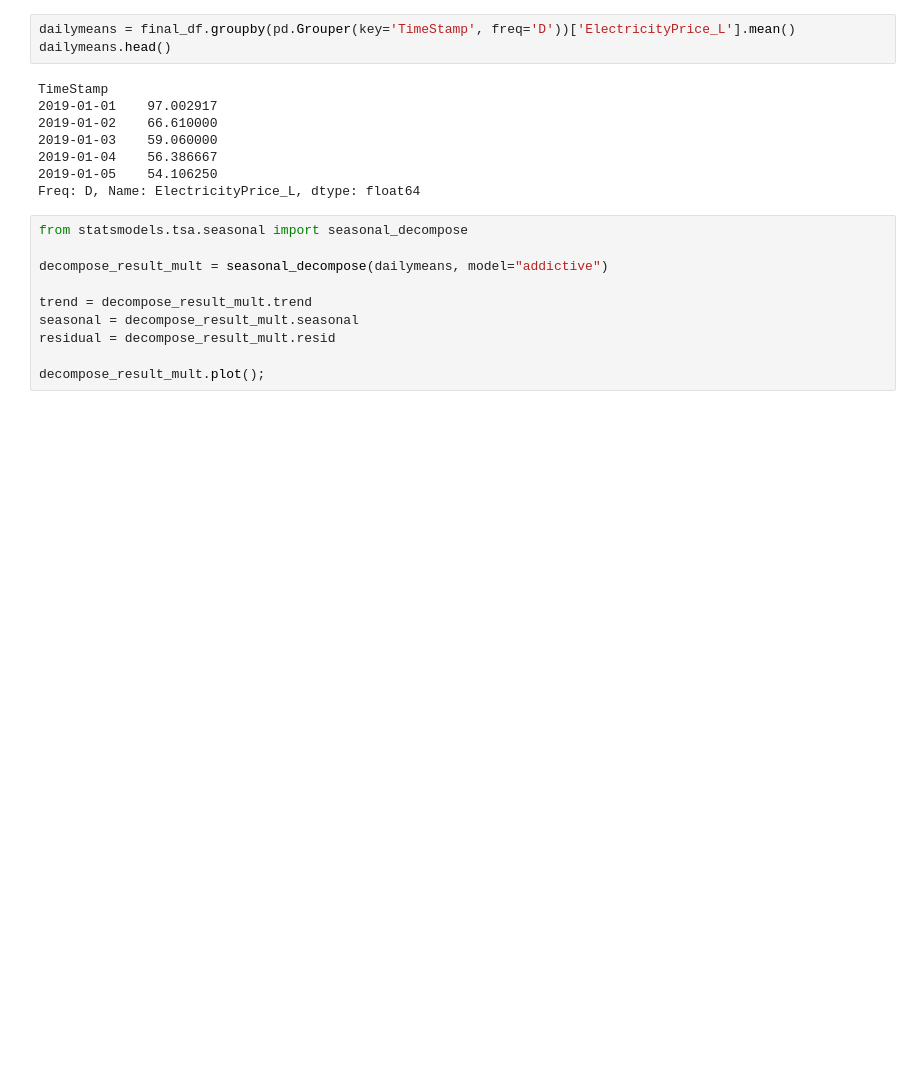
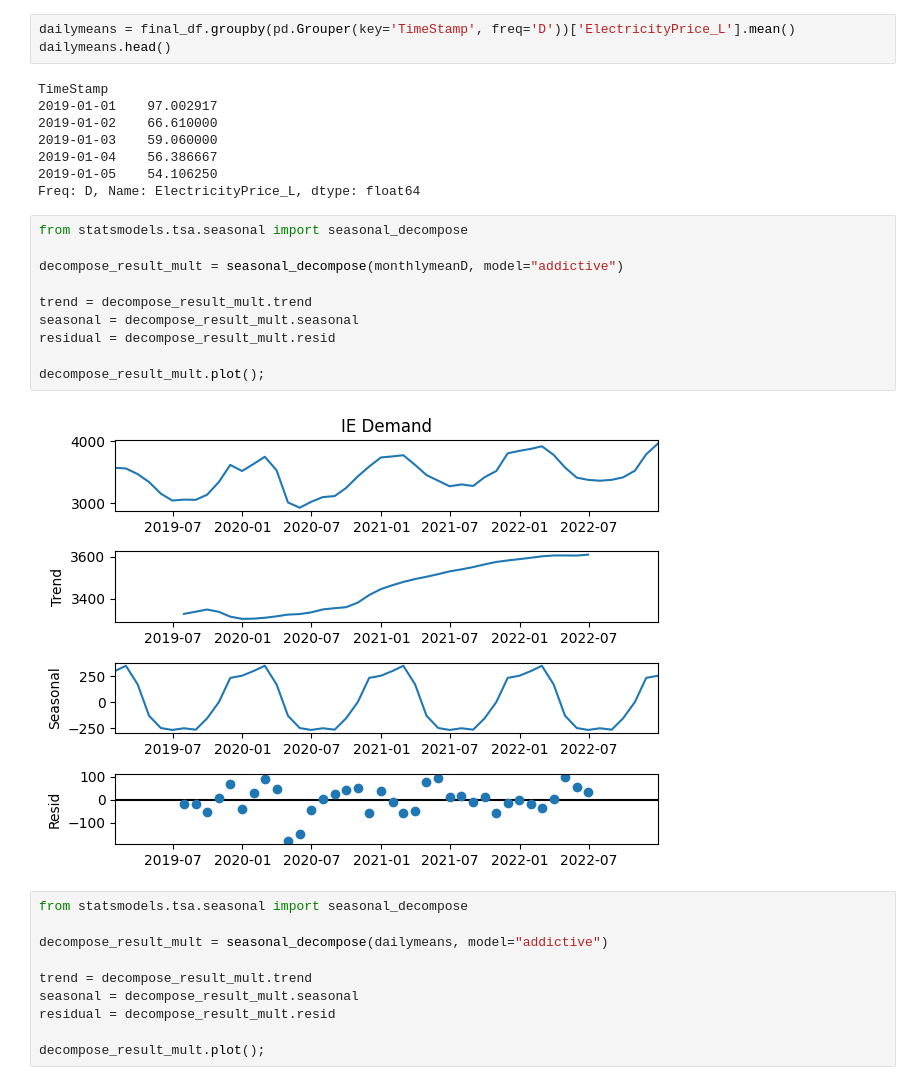
Before and after one commit to Gauthaman-KA/CS648, a Jupyter notebook: CodeFiles/PreProcessing.ipynb, the cells around one changed output. Cells and saved outputs as stored; diff of their text form; blank space fills up the shorter version.

```diff
--- a/CodeFiles/PreProcessing.ipynb
+++ b/CodeFiles/PreProcessing.ipynb
@@ -898,6 +947,18 @@ TimeStamp
 2019-01-04    56.386667
 2019-01-05    54.106250
 Freq: D, Name: ElectricityPrice_L, dtype: float64
+# %%
+from statsmodels.tsa.seasonal import seasonal_decompose
+
+decompose_result_mult = seasonal_decompose(monthlymeanD, model="addictive")
+
+trend = decompose_result_mult.trend
+seasonal = decompose_result_mult.seasonal
+residual = decompose_result_mult.resid
+
+decompose_result_mult.plot();
+# %% [output]
+[figure, added]
 # %%
 from statsmodels.tsa.seasonal import seasonal_decompose
 
```
Also changed, not shown: parts of 6 cells of this notebook.
